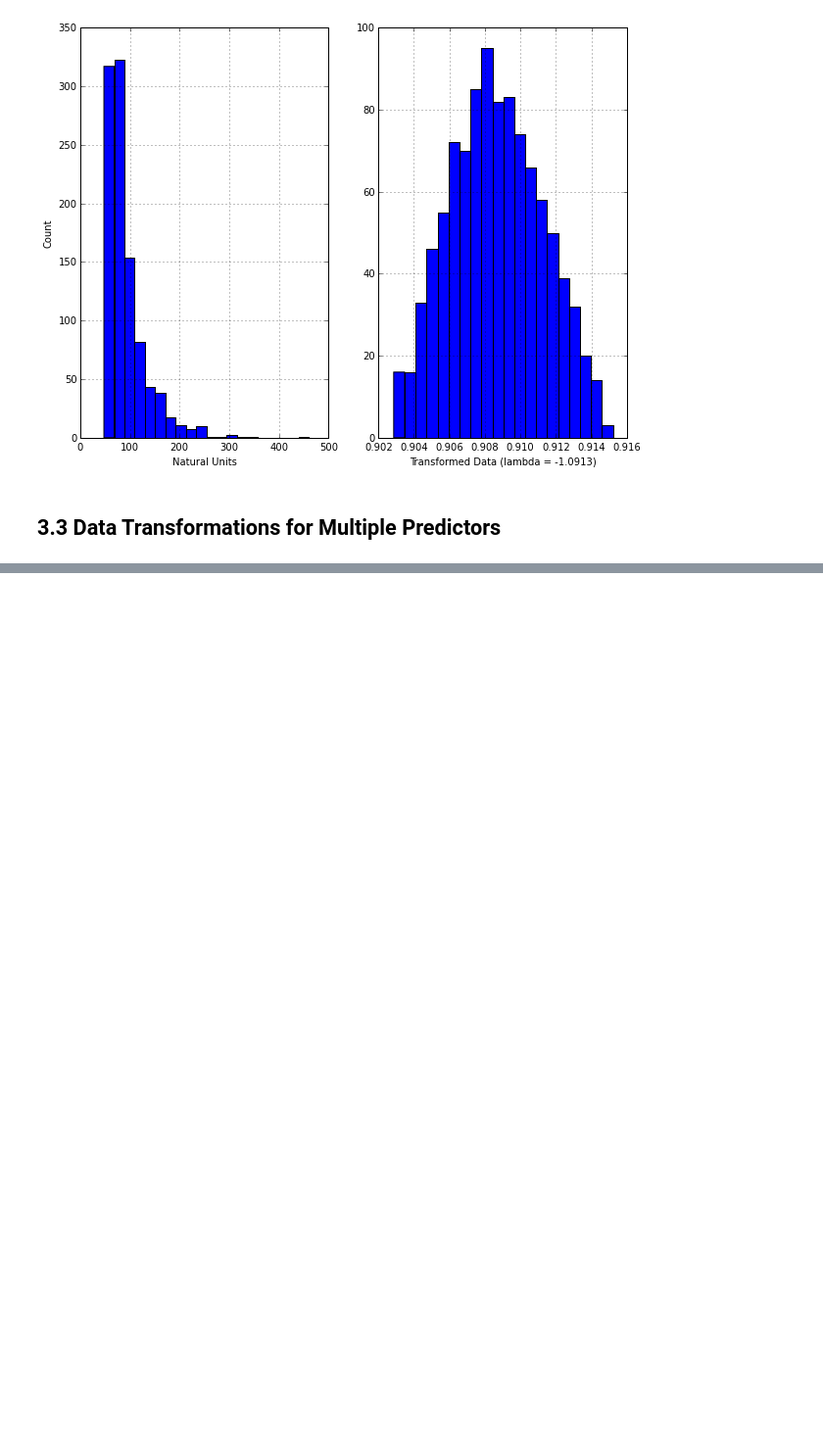
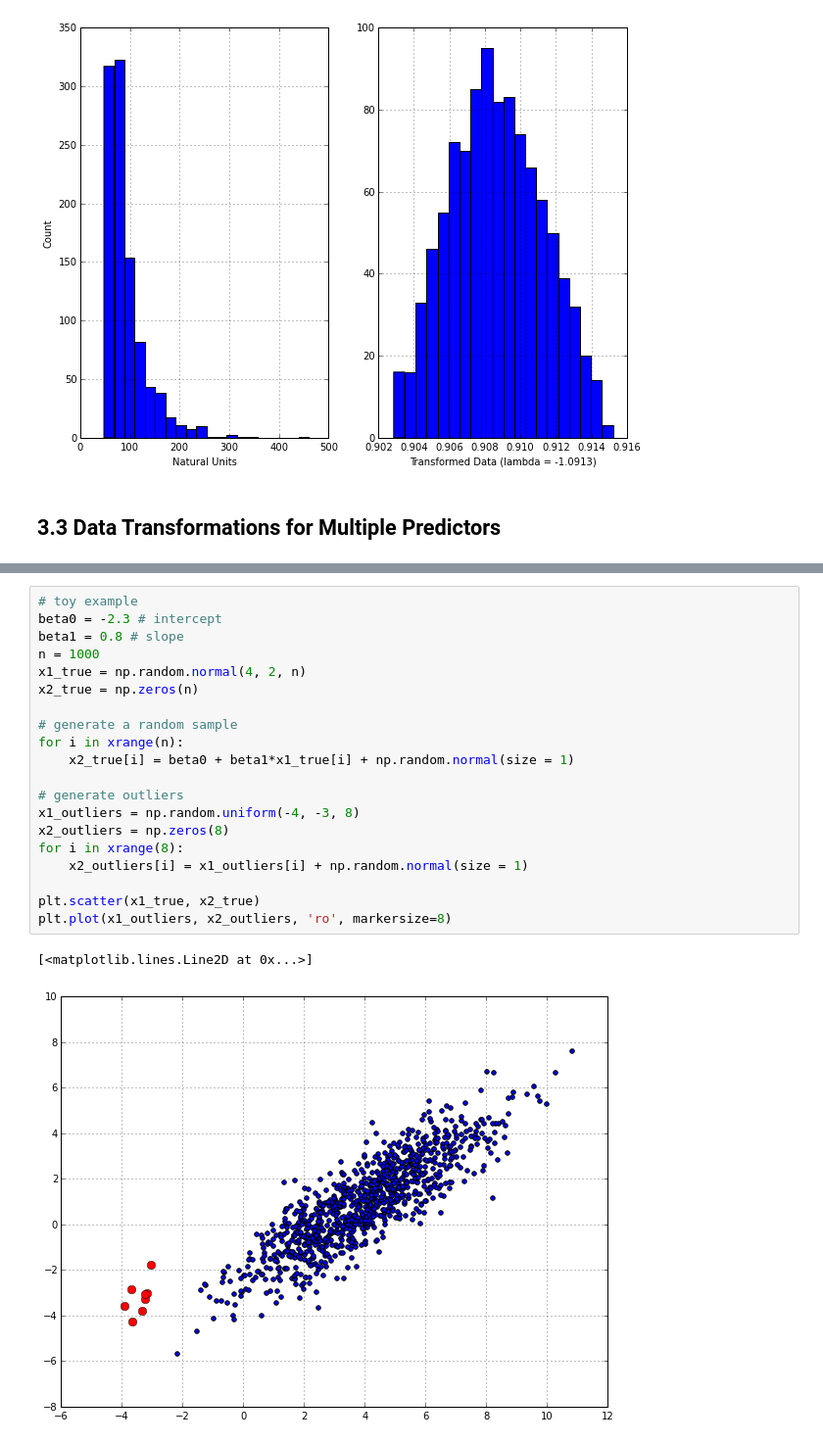
Before and after one commit to LeiG/Applied-Predictive-Modeling-with-Python, a Jupyter notebook: notebooks/Chapter 3.ipynb, the cells around one changed output, grey strips where cells are left out. Shown at 98% size. Cells and saved outputs as stored; diff of their text form; blank space fills up the shorter version.

```diff
--- a/notebooks/Chapter 3.ipynb
+++ b/notebooks/Chapter 3.ipynb
@@ -144,0 +158,23 @@ ax2.set_xlabel('Transformed Data (lambda = {:1.4f})'.format(boxcox(cell_train['P
+# %%
+# toy example
+beta0 = -2.3 # intercept
+beta1 = 0.8 # slope
+n = 1000
+x1_true = np.random.normal(4, 2, n)
+x2_true = np.zeros(n)
+
+# generate a random sample
+for i in xrange(n):
+    x2_true[i] = beta0 + beta1*x1_true[i] + np.random.normal(size = 1)
+
+# generate outliers
+x1_outliers = np.random.uniform(-4, -3, 8)
+x2_outliers = np.zeros(8)
+for i in xrange(8):
+    x2_outliers[i] = x1_outliers[i] + np.random.normal(size = 1)
+
+plt.scatter(x1_true, x2_true)
+plt.plot(x1_outliers, x2_outliers, 'ro', markersize=8)
+# %% [output]
+[<matplotlib.lines.Line2D at 0x...>]
+[figure, added]
```
Also changed, not shown: parts of 86 cells of this notebook, 2 other files.
